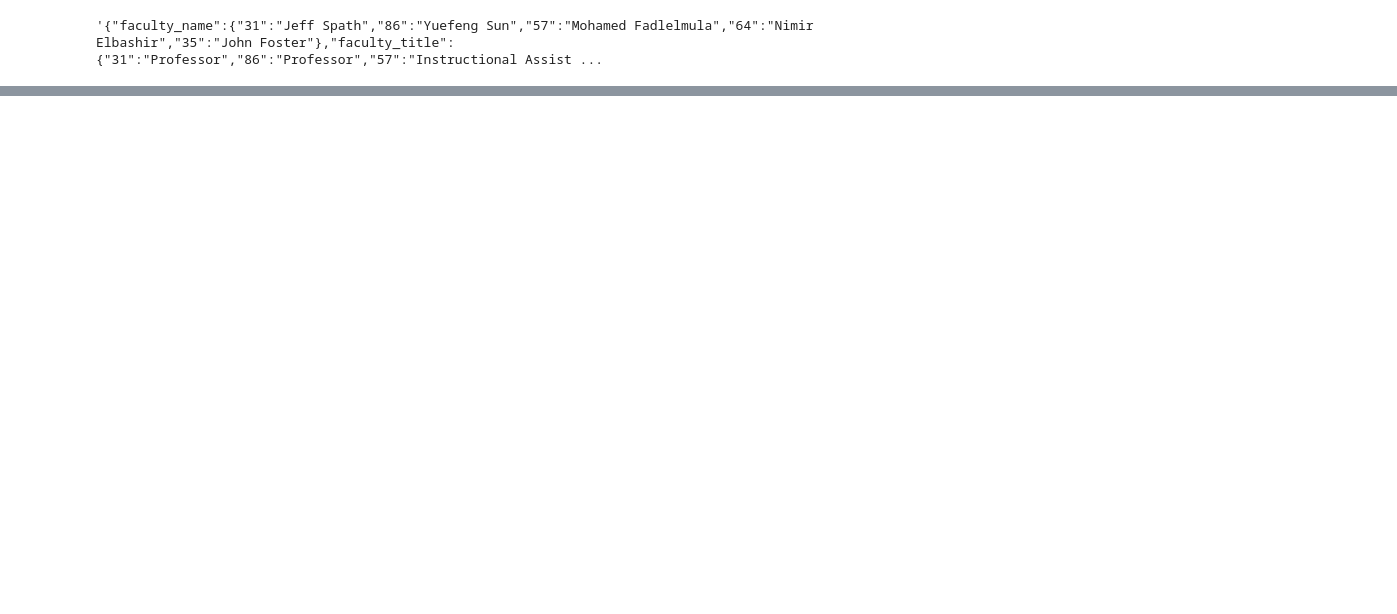
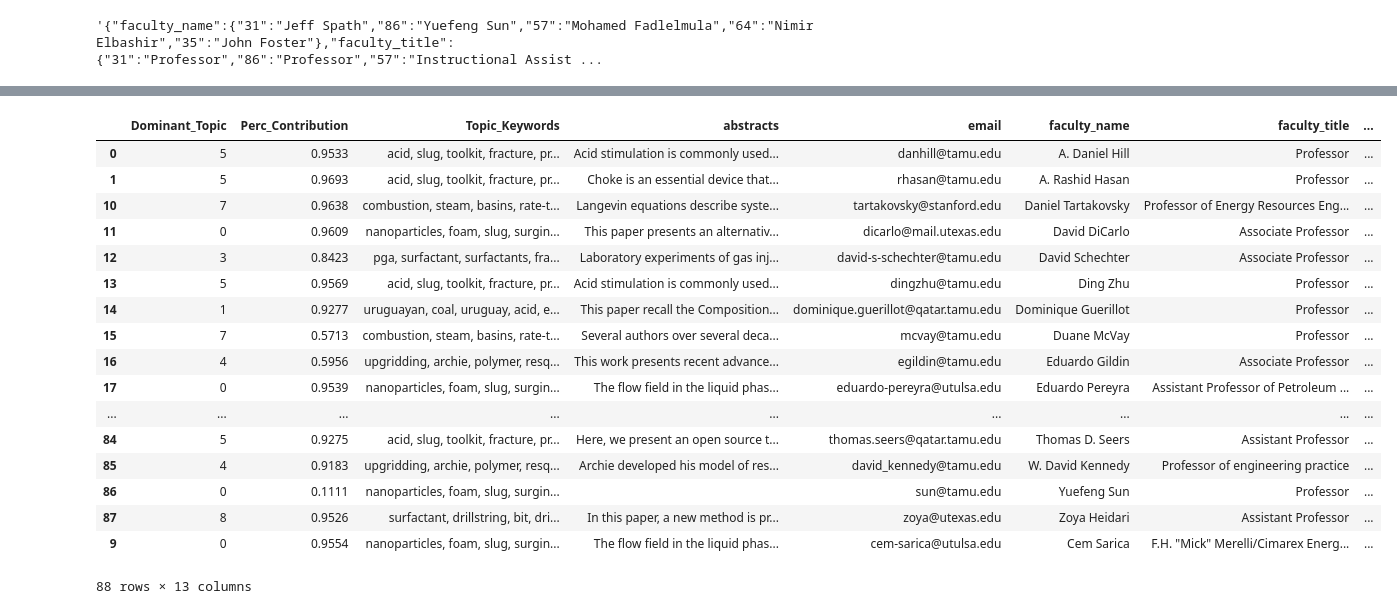
Before and after one commit to neha8anand/professor-profiler, a Jupyter notebook: my_app/gensim_topic_model.ipynb, the cells around one changed output, grey strips where cells are left out. Saved outputs shown, nothing was run; the diff lists cells and outputs as text; code cells hidden in the pictures; blank space fills up the shorter version.

Commit message:
Add first gensim model results

```diff
--- a/my_app/gensim_topic_model.ipynb
+++ b/my_app/gensim_topic_model.ipynb
@@ -598,0 +610,22 @@ display_data.to_json()
+# %%
+gensim_df = pd.read_json('../data/final_gensim_database.json')
+gensim_df
+# %% [output]
+|  | Dominant_Topic | Perc_Contribution | Topic_Keywords | abstracts | email | faculty_name | faculty_title | ... |
+| 0 | 5 | 0.9533 | acid, slug, toolkit, fracture, pr... | Acid stimulation is commonly used... | danhill@tamu.edu | A. Daniel Hill | Professor | ... |
+| 1 | 5 | 0.9693 | acid, slug, toolkit, fracture, pr... | Choke is an essential device that... | rhasan@tamu.edu | A. Rashid Hasan | Professor | ... |
+| 10 | 7 | 0.9638 | combustion, steam, basins, rate-t... | Langevin equations describe syste... | tartakovsky@stanford.edu | Daniel Tartakovsky | Professor of Energy Resources Eng... | ... |
+| 11 | 0 | 0.9609 | nanoparticles, foam, slug, surgin... | This paper presents an alternativ... | dicarlo@mail.utexas.edu | David DiCarlo | Associate Professor | ... |
+| 12 | 3 | 0.8423 | pga, surfactant, surfactants, fra... | Laboratory experiments of gas inj... | david-s-schechter@tamu.edu | David Schechter | Associate Professor | ... |
+| 13 | 5 | 0.9569 | acid, slug, toolkit, fracture, pr... | Acid stimulation is commonly used... | dingzhu@tamu.edu | Ding Zhu | Professor | ... |
+| 14 | 1 | 0.9277 | uruguayan, coal, uruguay, acid, e... | This paper recall the Composition... | dominique.guerillot@qatar.tamu.edu | Dominique Guerillot | Professor | ... |
+| 15 | 7 | 0.5713 | combustion, steam, basins, rate-t... | Several authors over several deca... | mcvay@tamu.edu | Duane McVay | Professor | ... |
+| 16 | 4 | 0.5956 | upgridding, archie, polymer, resq... | This work presents recent advance... | egildin@tamu.edu | Eduardo Gildin | Associate Professor | ... |
+| 17 | 0 | 0.9539 | nanoparticles, foam, slug, surgin... | The flow field in the liquid phas... | eduardo-pereyra@utulsa.edu | Eduardo Pereyra | Assistant Professor of Petroleum ... | ... |
+| ... | ... | ... | ... | ... | ... | ... | ... | ... |
+| 84 | 5 | 0.9275 | acid, slug, toolkit, fracture, pr... | Here, we present an open source t... | thomas.seers@qatar.tamu.edu | Thomas D. Seers | Assistant Professor | ... |
+| 85 | 4 | 0.9183 | upgridding, archie, polymer, resq... | Archie developed his model of res... | david_kennedy@tamu.edu | W. David Kennedy | Professor of engineering practice | ... |
+| 86 | 0 | 0.1111 | nanoparticles, foam, slug, surgin... |  | sun@tamu.edu | Yuefeng Sun | Professor | ... |
+| 87 | 8 | 0.9526 | surfactant, drillstring, bit, dri... | In this paper, a new method is pr... | zoya@utexas.edu | Zoya Heidari | Assistant Professor | ... |
+| 9 | 0 | 0.9554 | nanoparticles, foam, slug, surgin... | The flow field in the liquid phas... | cem-sarica@utulsa.edu | Cem Sarica | F.H. "Mick" Merelli/Cimarex Energ... | ... |
+88 rows × 13 columns
```
Also changed, not shown: parts of 1 cell of this notebook, 3 other files.
